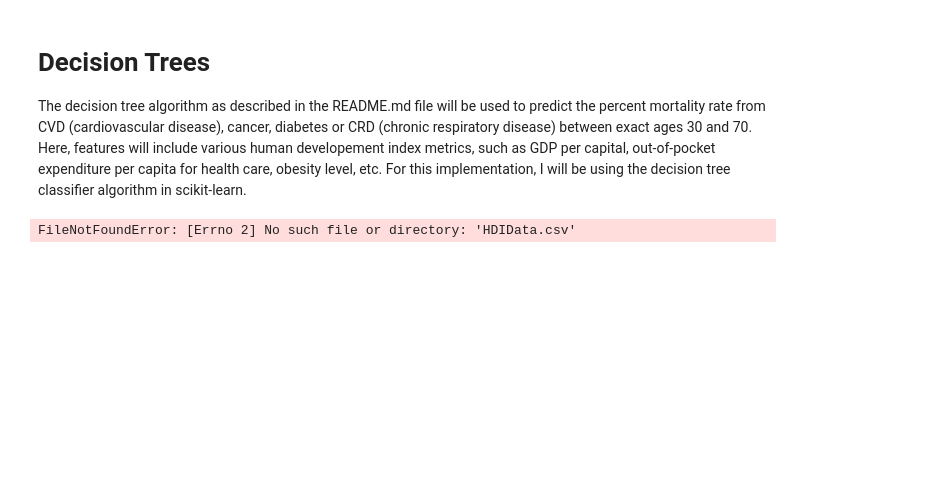
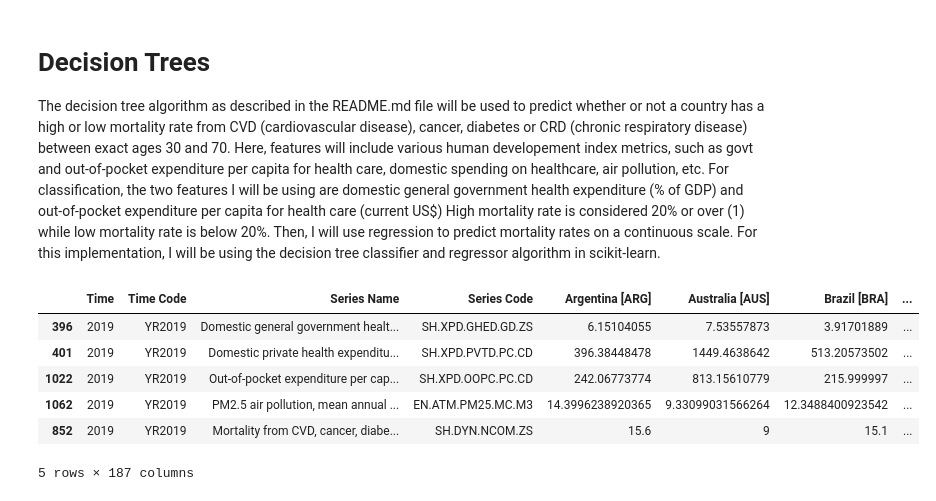
Before and after one commit to mliu8094/CMOR-438-Megan, a Jupyter notebook: Supervised Learning/6. Decision Trees/Regression Trees/DecisionTrees.ipynb, the cells around one changed output. Saved outputs shown, nothing was run; the diff lists cells and outputs as text; code cells hidden in the pictures; blank space fills up the shorter version.

Commit message:
edit decision trees

```diff
--- a/Supervised Learning/6. Decision Trees/Regression Trees/DecisionTrees.ipynb
+++ b/Supervised Learning/6. Decision Trees/Regression Trees/DecisionTrees.ipynb
@@ -1,7 +1,7 @@
 # %% [markdown]
 # Decision Trees
 
-The decision tree algorithm as described in the README.md file will be used to predict the percent mortality rate from CVD (cardiovascular disease), cancer, diabetes or CRD (chronic respiratory disease) between exact ages 30 and 70. Here, features will include various human developement index metrics, such as GDP per capital, out-of-pocket expenditure per capita for health care, obesity level, etc. For this implementation, I will be using the decision tree classifier algorithm in scikit-learn.
+The decision tree algorithm as described in the README.md file will be used to predict whether or not a country has a high or low mortality rate from CVD (cardiovascular disease), cancer, diabetes or CRD (chronic respiratory disease) between exact ages 30 and 70. Here, features will include various human developement index metrics, such as govt and out-of-pocket expenditure per capita for health care, domestic spending on healthcare, air pollution, etc. For classification, the two features I will be using are domestic general government health expenditure (% of GDP) and out-of-pocket expenditure per capita for health care (current US$) High mortality rate is considered 20% or over (1) while low mortality rate is below 20%. Then, I will use regression to predict mortality rates on a continuous scale. For this implementation, I will be using the decision tree classifier and regressor algorithm in scikit-learn.
 # %%
 import pandas as pd
 import numpy as np
@@ -9,6 +9,27 @@ import matplotlib.pyplot as plt
 import seaborn as sns
 # %%
 #read csv file with socioeconomic data
-df = pd.read_csv("HDIData.csv")
+df = pd.read_csv("Data/HDIData.csv")
-# %% [output]
-FileNotFoundError: [Errno 2] No such file or directory: 'HDIData.csv'
+# %%
+# clean up data file
+
+# dependent variable: Mortality from CVD, cancer, diabetes or CRD between exact ages 30 and 70 (%)
+# isolate the following independent variables:
+#		Domestic general government health expenditure (% of GDP)
+#		Domestic private health expenditure per capita (current US$)
+#		Out-of-pocket expenditure per capita for health care (current US$)
+#		PM2.5 air pollution, mean annual exposure (micrograms per cubic meter)
+
+row_ind = [396, 401, 1022, 1062, 852]
+col_filled = ~df.loc[row_ind].isin([".."]).any() # only keep countries with nonempty rows
+
+fil_df = df.loc[row_ind, col_filled] # create new data table with isolated rows
+fil_df.head()
+# %% [output]
+|  | Time | Time Code | Series Name | Series Code | Argentina [ARG] | Australia [AUS] | Brazil [BRA] | ... |
+| 396 | 2019 | YR2019 | Domestic general government healt... | SH.XPD.GHED.GD.ZS | 6.15104055 | 7.53557873 | 3.91701889 | ... |
+| 401 | 2019 | YR2019 | Domestic private health expenditu... | SH.XPD.PVTD.PC.CD | 396.38448478 | 1449.4638642 | 513.20573502 | ... |
+| 1022 | 2019 | YR2019 | Out-of-pocket expenditure per cap... | SH.XPD.OOPC.PC.CD | 242.06773774 | 813.15610779 | 215.999997 | ... |
+| 1062 | 2019 | YR2019 | PM2.5 air pollution, mean annual ... | EN.ATM.PM25.MC.M3 | 14.3996238920365 | 9.33099031566264 | 12.3488400923542 | ... |
+| 852 | 2019 | YR2019 | Mortality from CVD, cancer, diabe... | SH.DYN.NCOM.ZS | 15.6 | 9 | 15.1 | ... |
+5 rows × 187 columns
```
Also changed, not shown: parts of 19 cells of this notebook, 1 other file.
